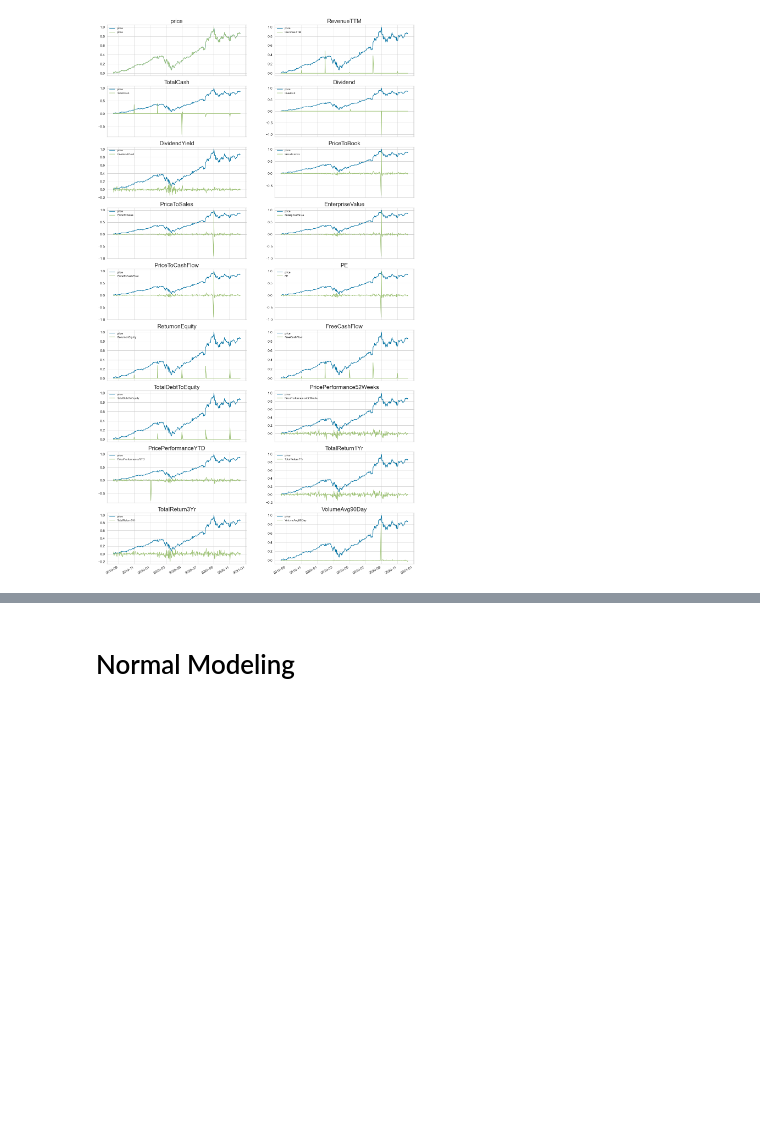
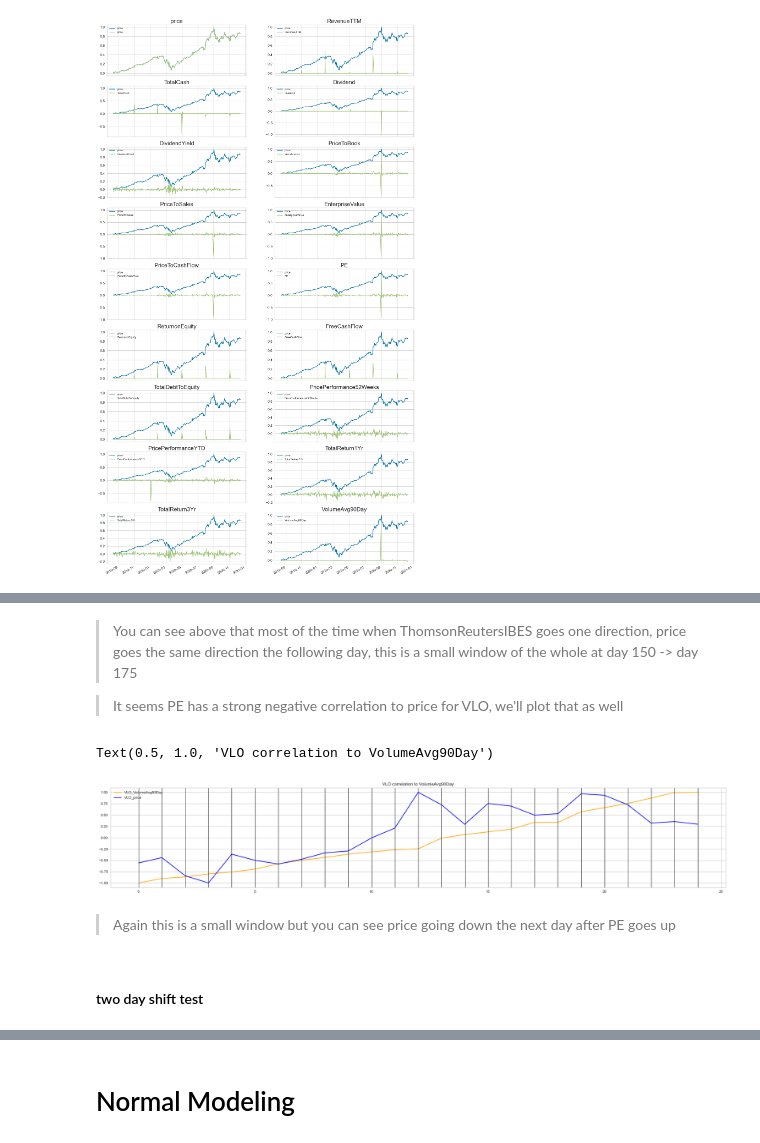
Before and after one commit to skelouse/capstone-stock-analysis, a Jupyter notebook: main.ipynb, the cells around one changed output, grey strips where cells are left out. Cells and saved outputs as stored; diff of their text form; code cells hidden in the pictures; blank space fills up the shorter version.

```diff
--- a/main.ipynb
+++ b/main.ipynb
@@ -366,0 +718,19 @@ for n, col in enumerate(cols):
+# %% [markdown]
+> You can see above that most of the time when ThomsonReutersIBES goes one direction, price goes the same direction the following day,  this is a small window of the whole at day 150 -> day 175
+
+> It seems PE has a strong negative correlation to price for VLO, we'll plot that as well
+# %%
+scaler = MinMaxScaler((-1, 1))
+temp_df = split_df_sym_col(model_df, 'VLO', ['VolumeAvg90Day', 'price'])[175:200]
+fig, ax = plt.subplots(figsize=(30, 5))
+pd.DataFrame(scaler.fit_transform(temp_df), columns=temp_df.columns).plot(ax=ax, color=['orange', 'blue'])
+for i in range(len(temp_df)):
+    ax.axvline(i, linewidth=.9, c='black')
+ax.set_title("VLO correlation to VolumeAvg90Day")
+# %% [output]
+Text(0.5, 1.0, 'VLO correlation to VolumeAvg90Day')
+[figure, added]
+# %% [markdown]
+> Again this is a small window but you can see price going down the next day after PE goes up
+# %% [markdown]
+#### two day shift test
```
Also changed, not shown: parts of 92 cells of this notebook, 8 other files.
